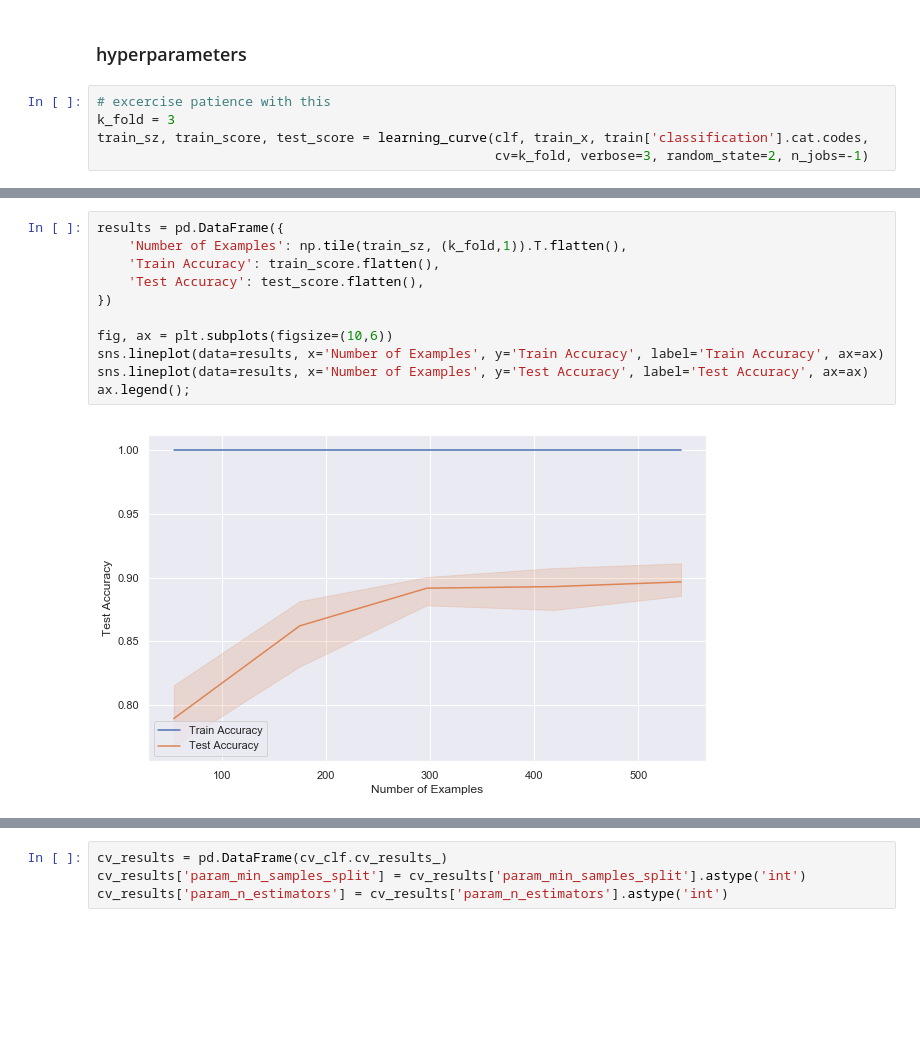
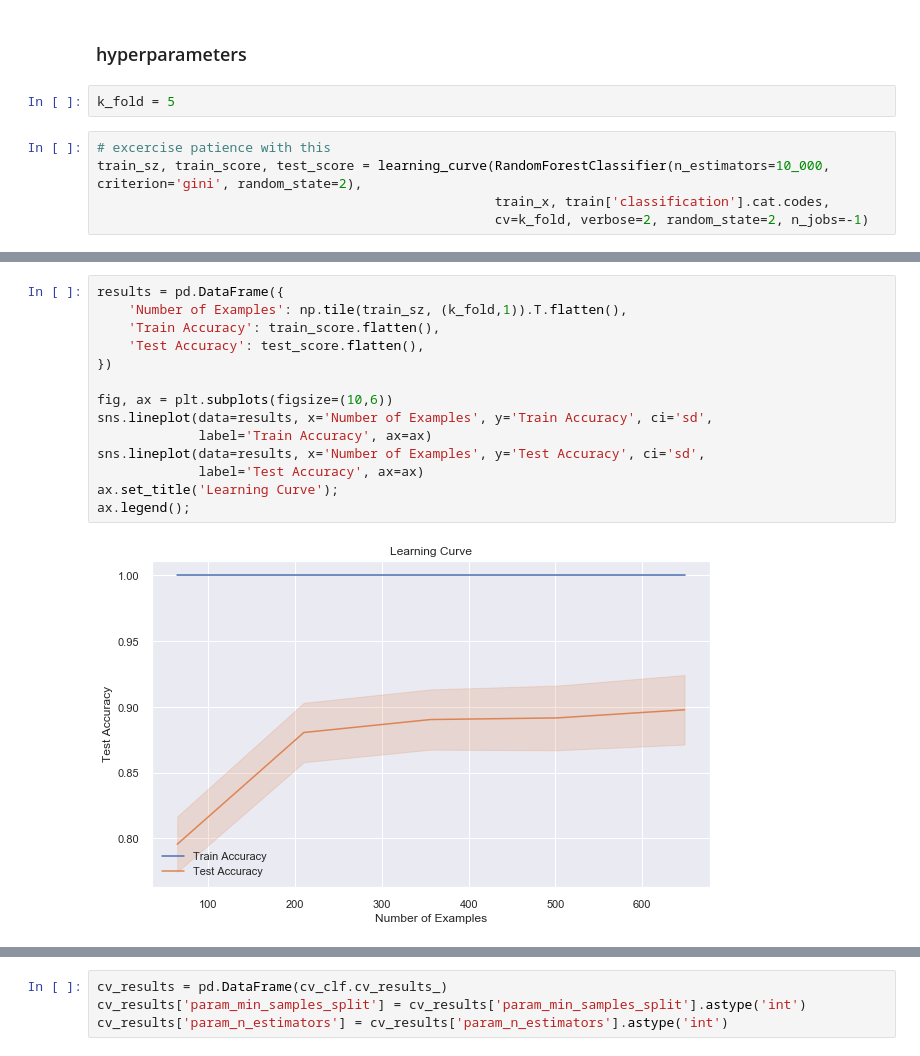
Before and after one commit to izdar/YouFraud-Refactored, a Jupyter notebook: Classifier/model_search/3 - classify.ipynb, the cells around one changed output, grey strips where cells are left out. Saved outputs shown, nothing was run; the diff lists cells and outputs as text; blank space fills up the shorter version.

Commit message:
Improved cross-validation results and saved them
Saved pickle not committed since it's too large

```diff
--- a/Classifier/model_search/3 - classify.ipynb
+++ b/Classifier/model_search/3 - classify.ipynb
@@ -211,8 +210,10 @@ export_graphviz(clf.estimators_[42], out_file='tree.dot',
                 precision = 2, filled = True)
 # %% [markdown]
 ### hyperparameters
+# %%
+k_fold = 5
 # %%
 # excercise patience with this
-k_fold = 3
-train_sz, train_score, test_score = learning_curve(clf, train_x, train['classification'].cat.codes,
-                                                   cv=k_fold, verbose=3, random_state=2, n_jobs=-1)
+train_sz, train_score, test_score = learning_curve(RandomForestClassifier(n_estimators=10_000, criterion='gini', random_state=2),
+                                                   train_x, train['classification'].cat.codes,
+                                                   cv=k_fold, verbose=2, random_state=2, n_jobs=-1)
@@ -219,13 +226,16 @@ train_sz, train_score, test_score = learning_curve(clf, train_x, train['classifi
 # %%
 results = pd.DataFrame({
     'Number of Examples': np.tile(train_sz, (k_fold,1)).T.flatten(),
     'Train Accuracy': train_score.flatten(),
     'Test Accuracy': test_score.flatten(),
 })
 
 fig, ax = plt.subplots(figsize=(10,6))
-sns.lineplot(data=results, x='Number of Examples', y='Train Accuracy', label='Train Accuracy', ax=ax)
-sns.lineplot(data=results, x='Number of Examples', y='Test Accuracy', label='Test Accuracy', ax=ax)
+sns.lineplot(data=results, x='Number of Examples', y='Train Accuracy', ci='sd',
+             label='Train Accuracy', ax=ax)
+sns.lineplot(data=results, x='Number of Examples', y='Test Accuracy', ci='sd',
+             label='Test Accuracy', ax=ax)
+ax.set_title('Learning Curve');
 ax.legend();
 # %% [output]
-[figure, old version]
+[figure, new version]
```
Also changed, not shown: parts of 9 cells of this notebook, 1 other file.
